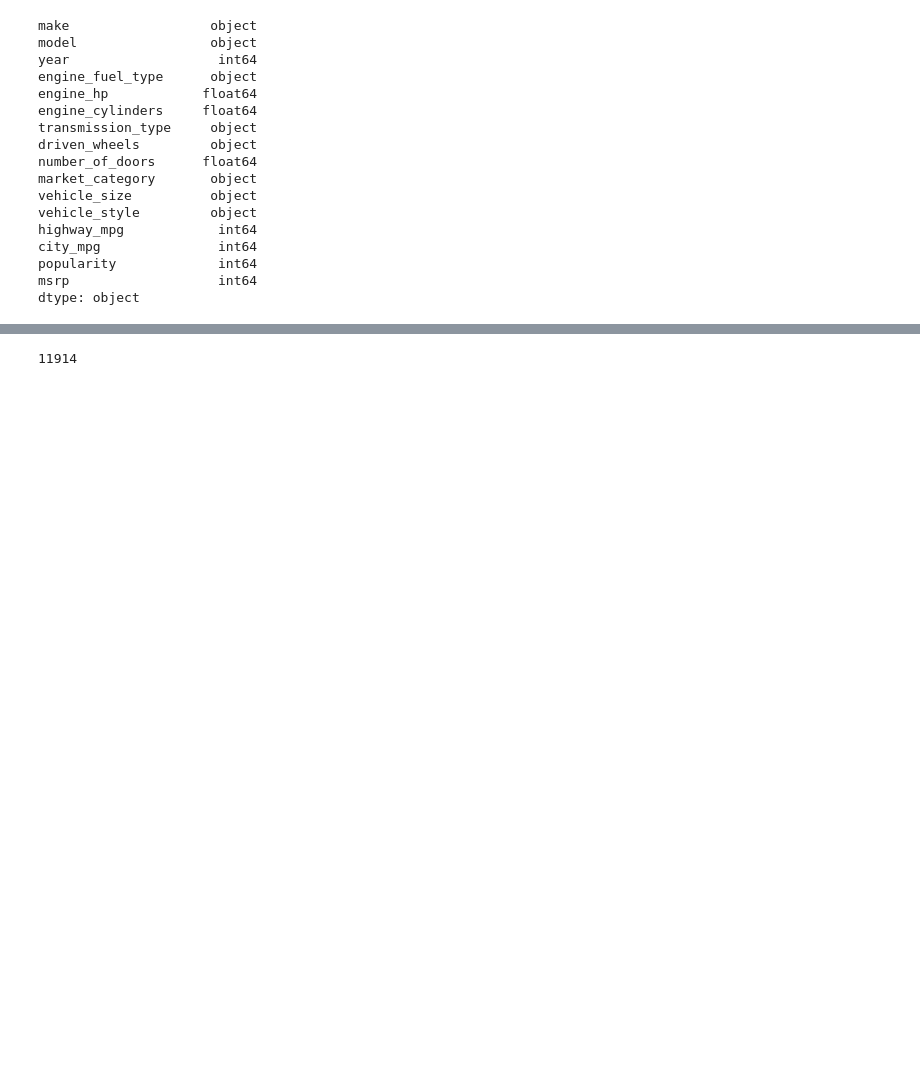
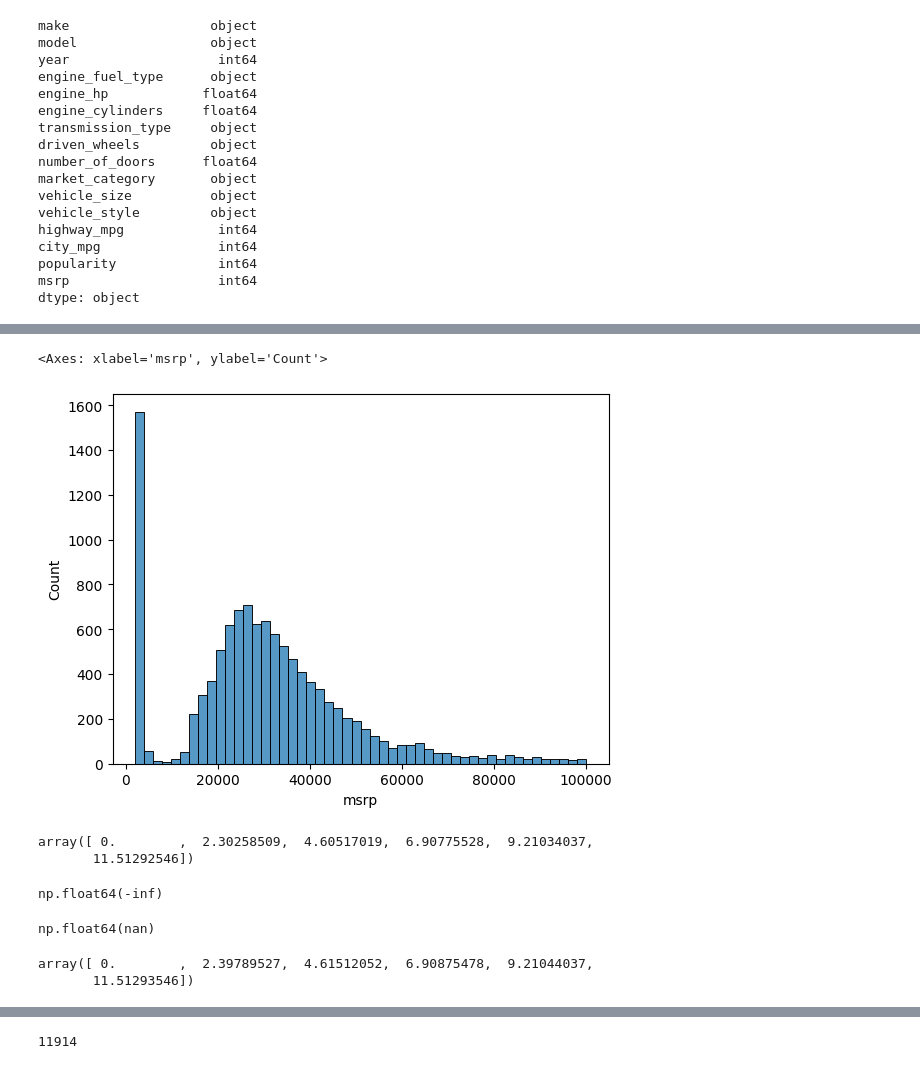
Before and after one commit to abhisai/ml-zoomcamp, a Jupyter notebook: Regression.ipynb, the cells around one changed output, grey strips where cells are left out. Drawn from its saved outputs; the diff is of its cells as text; code cells hidden in the pictures; blank space fills up the shorter version.

```diff
--- a/Regression.ipynb
+++ b/Regression.ipynb
@@ -87,0 +174,25 @@ dtype: object
+# %%
+sns.histplot(df.msrp[df.msrp < 100000],bins=50)
+# %% [output]
+<Axes: xlabel='msrp', ylabel='Count'>
+[figure, added]
+# %%
+import numpy as np
+np.log([1, 10, 100, 1000, 10000, 100000])
+# %% [output]
+array([ 0.        ,  2.30258509,  4.60517019,  6.90775528,  9.21034037,
+       11.51292546])
+# %%
+np.log(0)
+# %% [output]
+np.float64(-inf)
+# %%
+np.log(-2)
+# %% [output]
+np.float64(nan)
+# %%
+## this is like 1 + values and then doing log ; we can't perform log(0) or log( negative values) hence we are adding min 1
+np.log1p([0, 10, 100, 1000, 10000, 100000])
+# %% [output]
+array([ 0.        ,  2.39789527,  4.61512052,  6.90875478,  9.21044037,
+       11.51293546])
```
Also changed, not shown: parts of 21 cells of this notebook.
